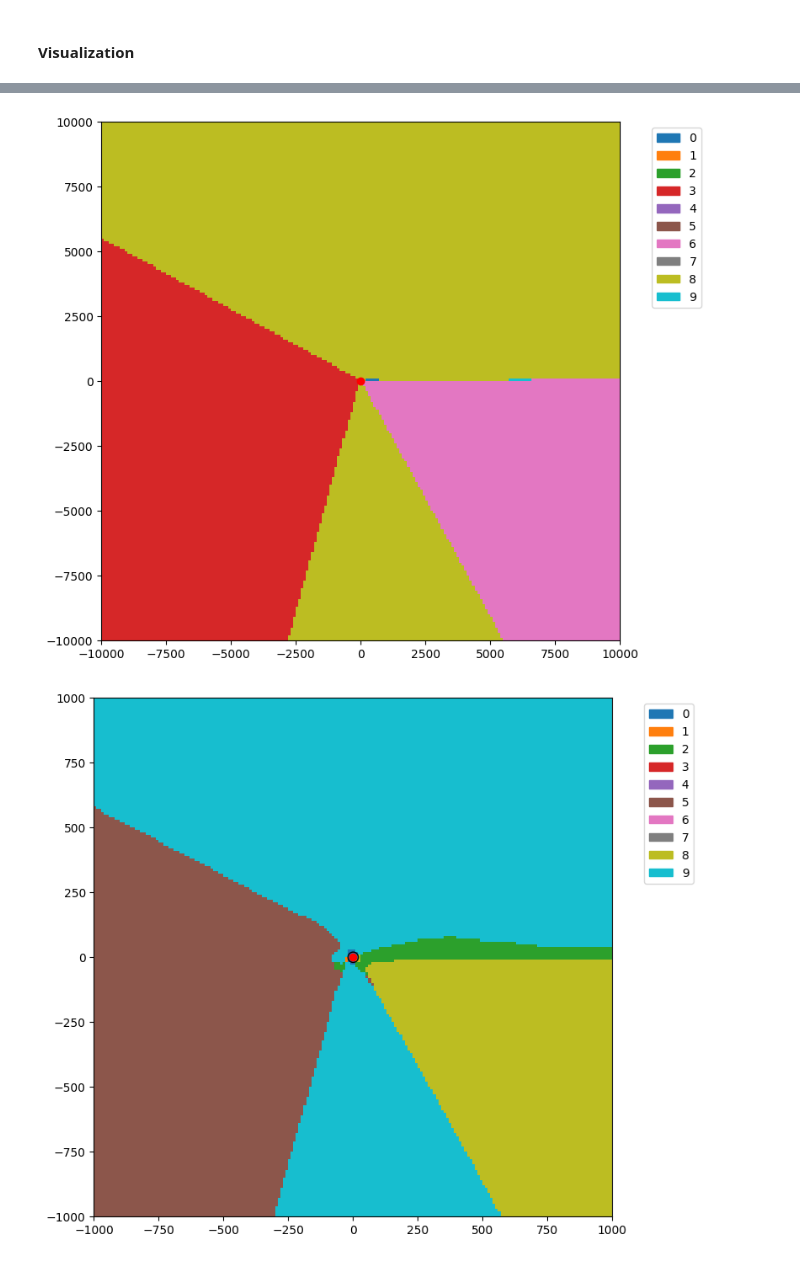
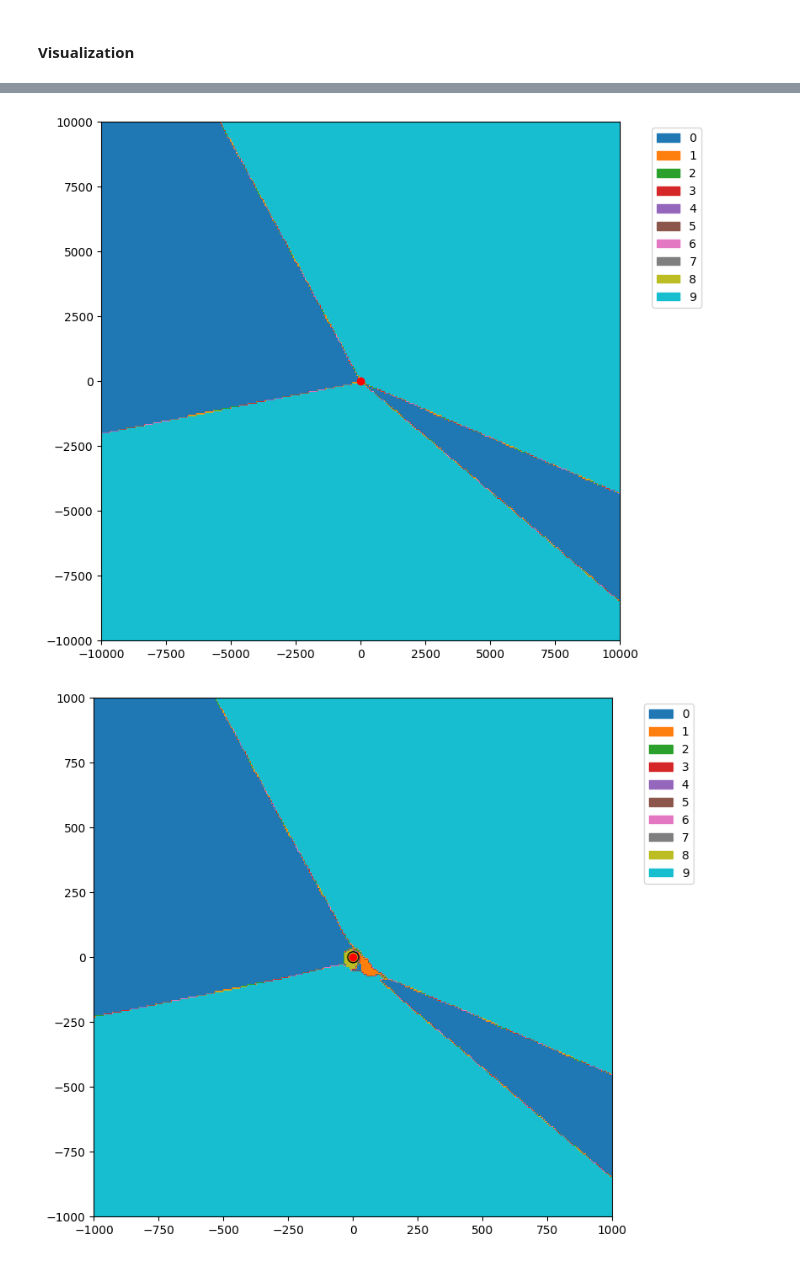
Before and after one commit to bioAI-Oslo/RegDNNs, a Jupyter notebook: Jacobian Regularization/mnist_lenet.ipynb, the cells around one changed output, grey strips where cells are left out. Drawn from its saved outputs; the diff is of its cells as text; code cells hidden in the pictures.

```diff
--- a/Jacobian Regularization/mnist_lenet.ipynb
+++ b/Jacobian Regularization/mnist_lenet.ipynb
@@ -206,7 +212,9 @@ import numpy as np
 import scipy.ndimage as ndi
 
 
-def plot_decision_boundary(model, img, v1, v2, device, resolution=200, zoom=0.01):
+def plot_decision_boundary(
+    model, img, v1, v2, img_class, device, resolution=300, zoom=0.01
+):
     # Make sure the model is in evaluation mode
     model.eval()
 
@@ -240,7 +248,8 @@ def plot_decision_boundary(model, img, v1, v2, device, resolution=200, zoom=0.01
     # Calculate the distance to the closest decision boundary
     decision_boundary = ndi.morphology.distance_transform_edt(
         predictions.cpu().numpy()
-        == predictions.cpu().numpy()[resolution // 2, resolution // 2]
+        == img_class
+        # == predictions.cpu().numpy()[resolution // 2, resolution // 2]
     )
     distance_to_boundary = (
         decision_boundary[resolution // 2, resolution // 2] / resolution * 2 * scale
@@ -249,10 +258,6 @@ def plot_decision_boundary(model, img, v1, v2, device, resolution=200, zoom=0.01
     # Draw the figure
     plt.figure(figsize=(8, 8))
 
-    # Choose a color map
-    # cmap = plt.cm.get_cmap(
-    #    "tab10", 10
-    # )  # we use 'tab10' colormap that provides 10 distinct colors
     # Create a colormap where each index i corresponds to the color for digit i
     colors = plt.get_cmap("tab10").colors  # get the colors used in the 'tab10' colormap
     cmap = ListedColormap([colors[i] for i in range(10)])  # create a new colormap
@@ -265,13 +270,6 @@ def plot_decision_boundary(model, img, v1, v2, device, resolution=200, zoom=0.01
         cmap=cmap,
         alpha=1,
     )
-    # plt.imshow(
-    #    predictions.cpu(),
-    #    origin="lower",
-    #    extent=(-scale, scale, -scale, scale),
-    #    cmap=cmap,
-    #    alpha=1,
-    # )
 
     # Also, let's add the original image as a dot in the middle of our plot
     plt.plot(0, 0, "ro")
@@ -285,8 +283,6 @@ def plot_decision_boundary(model, img, v1, v2, device, resolution=200, zoom=0.01
         Patch(facecolor=cmap(i), edgecolor=cmap(i), label=str(i)) for i in range(10)
     ]
     plt.legend(handles=legend_elements, bbox_to_anchor=(1.05, 1), loc="upper left")
-    # legend_elements = [Patch(color=cmap(i / 10), label=str(i)) for i in range(10)]
-    # plt.legend(handles=legend_elements, bbox_to_anchor=(1.05, 1), loc="upper left")
 
     plt.show()
 
@@ -304,7 +300,8 @@ def generate_random_vectors(img):
 images, labels = next(iter(test_loader))
 
 # Get the first image of the batch
-first_image = images[2]
+first_image = images[0]
+first_label = labels[0].item()
 
 # If your image has a channel dimension (as it should in the case of the MNIST dataset), remove it
 if first_image.dim() > 2:
@@ -344,8 +343,8 @@ Prediction with Jacobian regularization: 1
 # %%
 for zoom_val in [0.0001, 0.001, 0.01]:
     plot_decision_boundary(
-        model_no_reg, first_image_flattened, v1, v2, device, zoom=zoom_val
+        model_no_reg, first_image_flattened, v1, v2, first_label, device, zoom=zoom_val
     )
 # %% [output]
-[figure, old version]
+[figure, new version]
-[figure, old version]
+[figure, new version]
```
Also changed, not shown: parts of 11 cells of this notebook, 1 other file.
